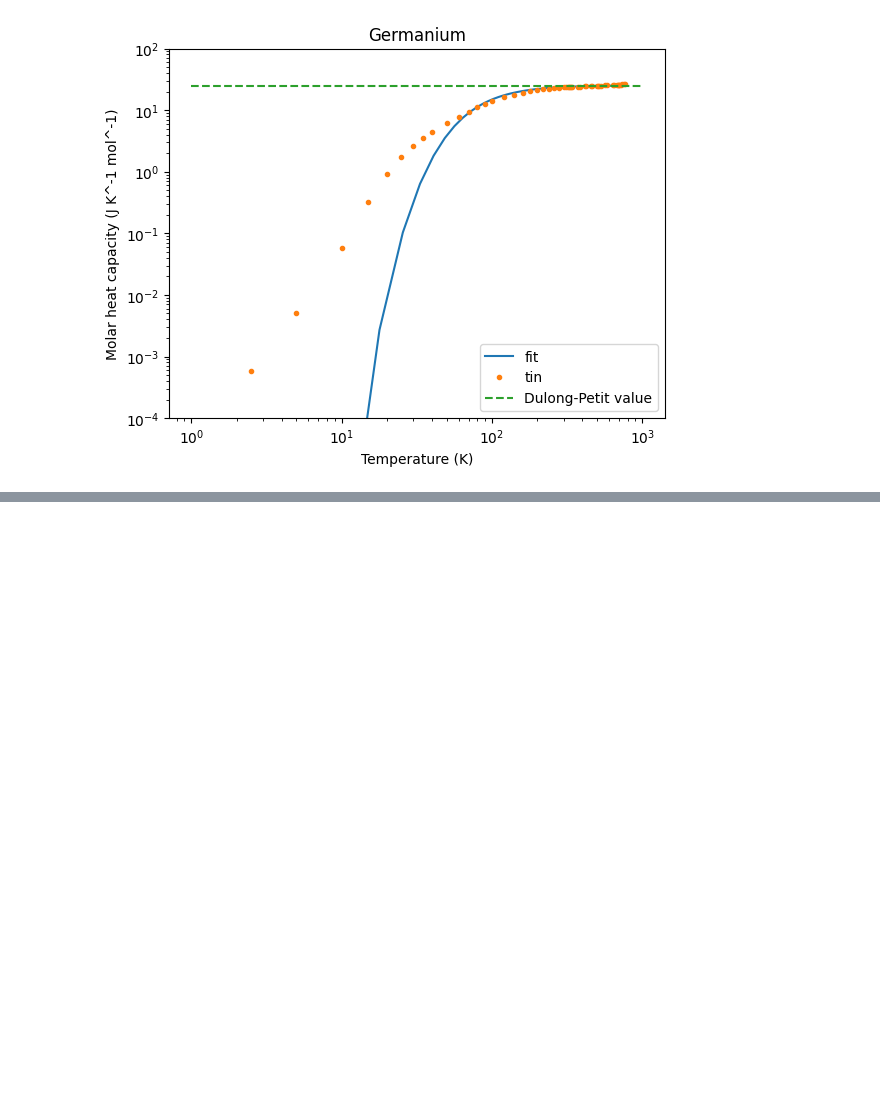
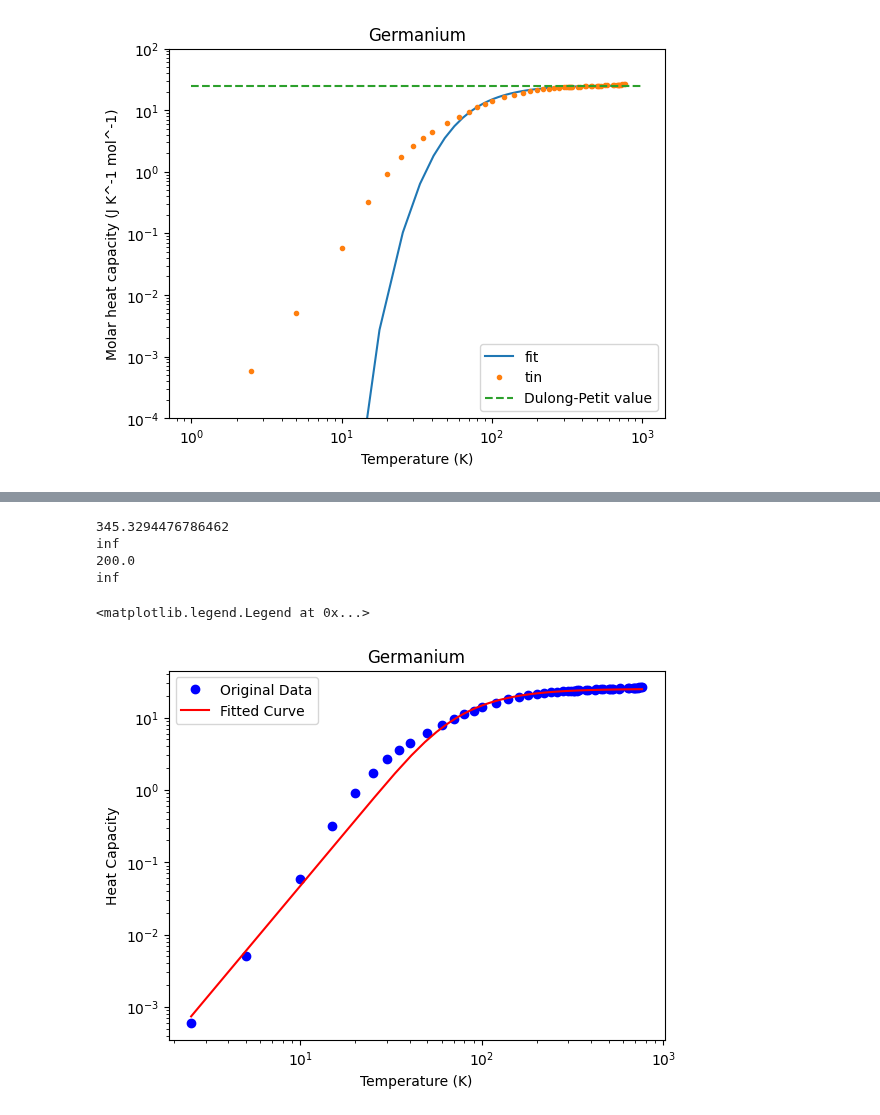
Before and after one commit to Clarke-Henshaw-Miles/extra, a Jupyter notebook: turtle_tree_colab.ipynb, the cells around one changed output, grey strips where cells are left out. Cells and saved outputs as stored; diff of their text form; code cells hidden in the pictures; blank space fills up the shorter version.

```diff
--- a/turtle_tree_colab.ipynb
+++ b/turtle_tree_colab.ipynb
@@ -383,0 +330,30 @@ inf
+# %%
+#coming up with a guess to compare curve fit to
+x_plot = np.linspace(min(T_g), max(T_g), num=100)
+p_guess = np.array([200,200])
+y_guess = debye_model(T_g, *p_guess)
+
+# Fit the Debye model to the data
+popt, pcov = curve_fit(debye_model, T_g, C_g, p_guess)
+
+print(popt[0])
+print(np.sqrt(pcov.diagonal()[0]))
+print(popt[1])
+print(np.sqrt(pcov.diagonal()[1]))
+
+y_fit = debye_model(x_plot, *popt)
+
+# Plot the original data and the fitted curve
+plt.loglog(T_g, C_g, 'bo', label='Original Data')
+plt.plot(x_plot, y_fit, 'r-', label='Fitted Curve')
+plt.xlabel('Temperature (K)')
+plt.ylabel('Heat Capacity')
+plt.title('Germanium')
+plt.legend()
+# %% [output]
+345.3294476786462
+inf
+200.0
+inf
+<matplotlib.legend.Legend at 0x...>
+[figure, added]
```
Also changed, not shown: parts of 8 cells of this notebook.
